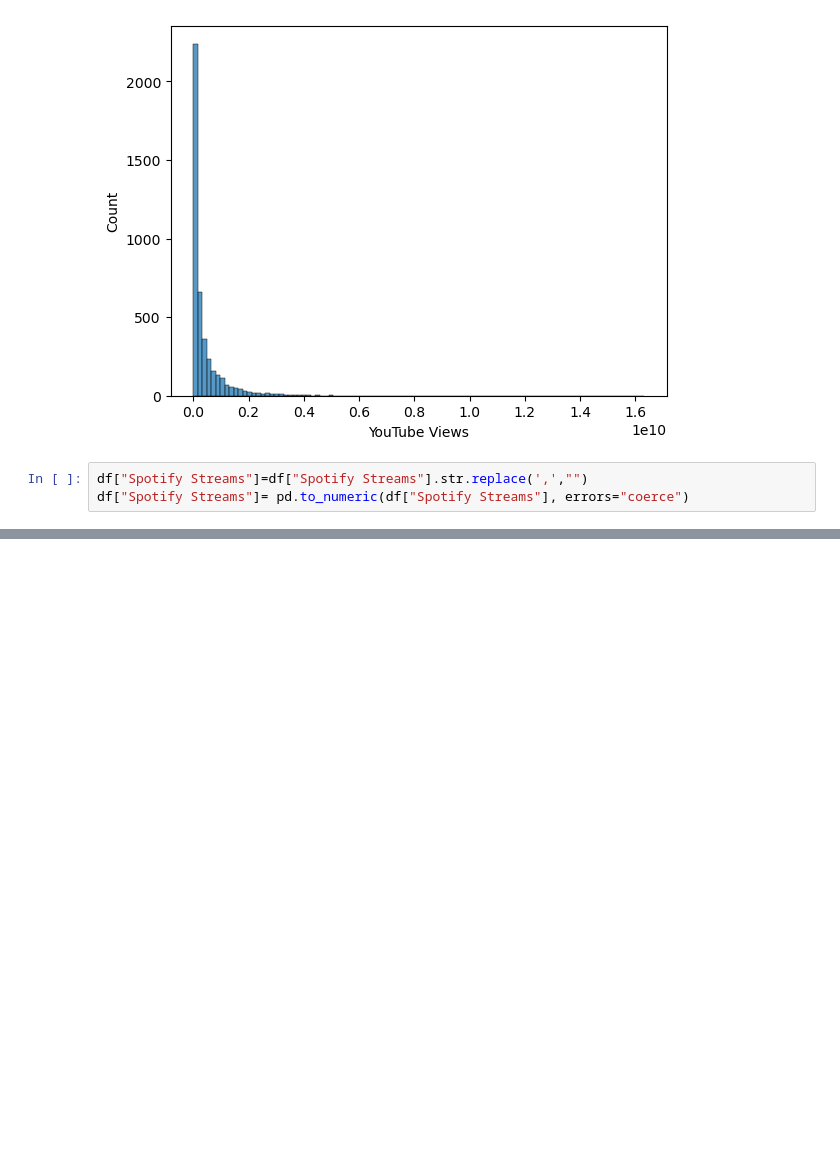
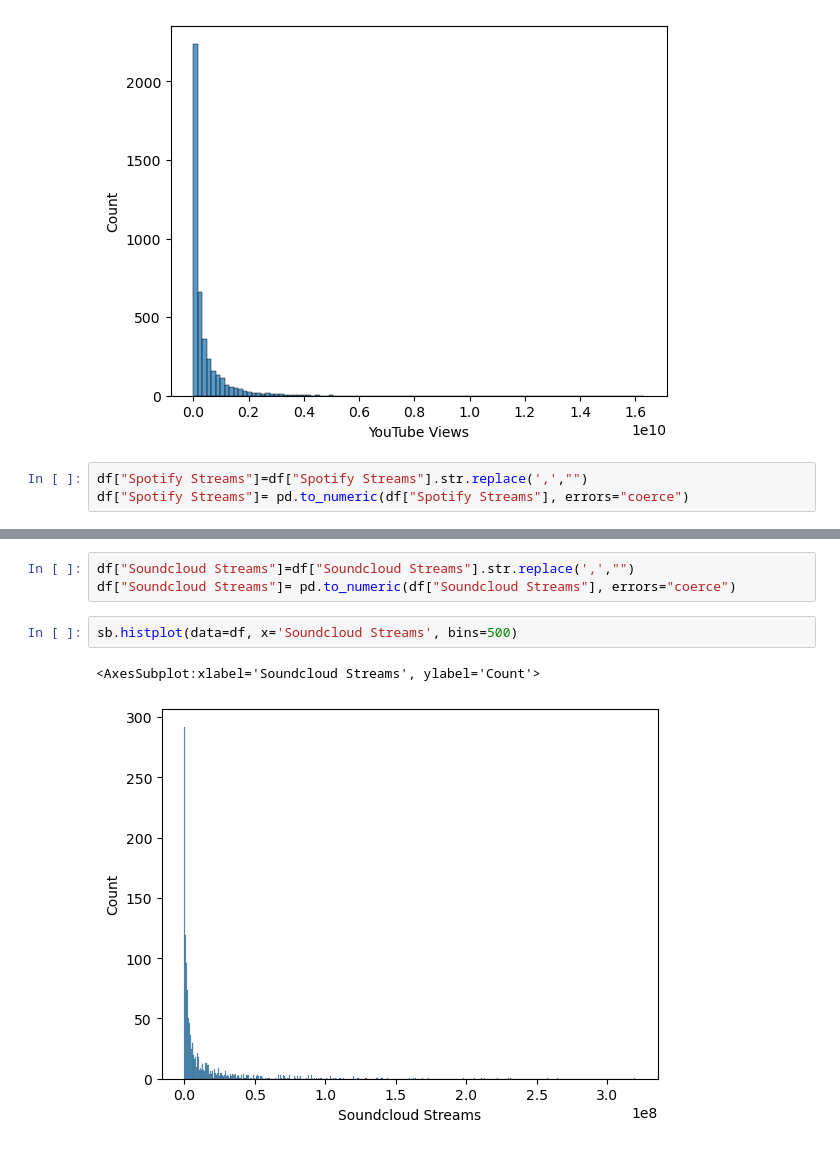
Before and after one commit to Charred-Baguette/AI-AT-CCIC, a Jupyter notebook: Semester 1/Spotify/Spotify 2024.ipynb, the cells around one changed output, grey strips where cells are left out. Cells and saved outputs as stored; diff of their text form; blank space fills up the shorter version.

```diff
--- a/Semester 1/Spotify/Spotify 2024.ipynb
+++ b/Semester 1/Spotify/Spotify 2024.ipynb
@@ -123,0 +134,8 @@ sb.histplot(data=df, x='Shazam Counts', bins=100)
+# %%
+df["Soundcloud Streams"]=df["Soundcloud Streams"].str.replace(',',"")
+df["Soundcloud Streams"]= pd.to_numeric(df["Soundcloud Streams"], errors="coerce")
+# %%
+sb.histplot(data=df, x='Soundcloud Streams', bins=500)
+# %% [output]
+<AxesSubplot:xlabel='Soundcloud Streams', ylabel='Count'>
+[figure, added]
```
Also changed, not shown: parts of 8 cells of this notebook.
